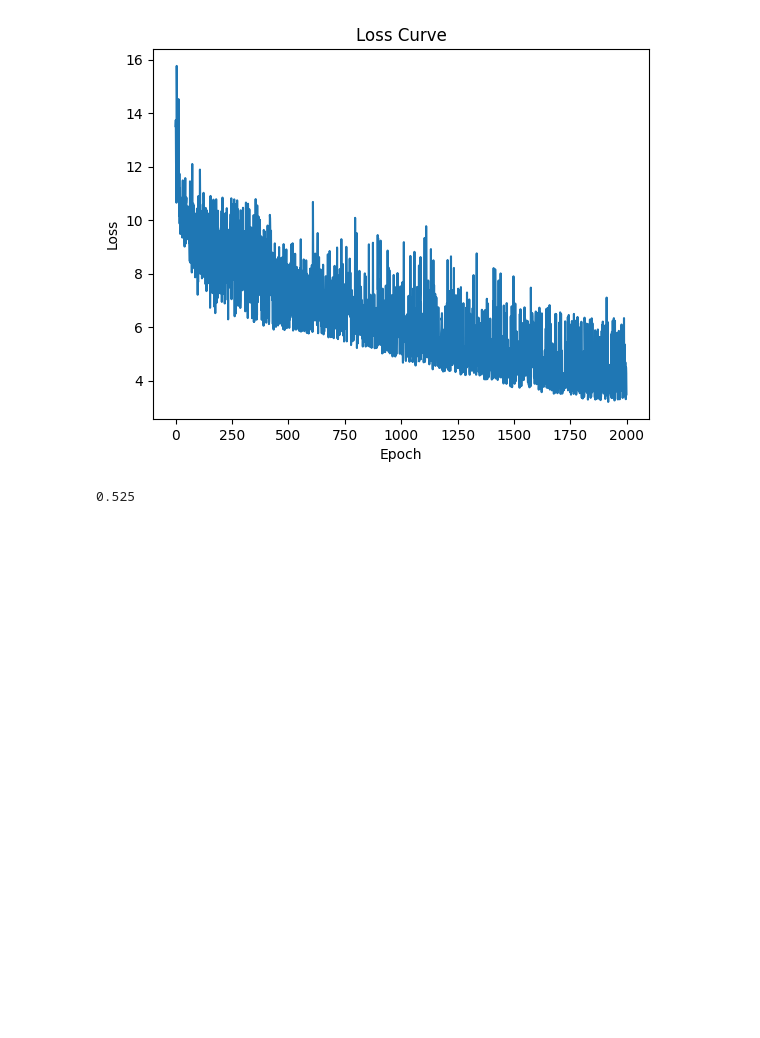
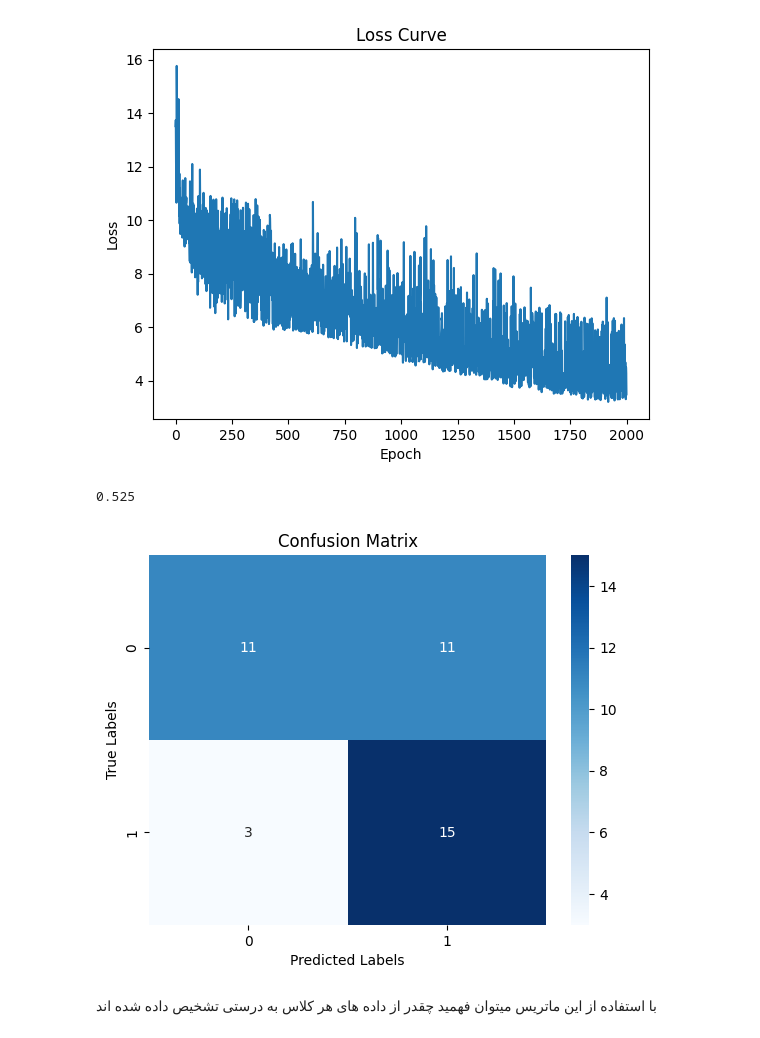
Before and after one commit to KEHSANN/UNIVERSE, a Jupyter notebook: ehsan_q3.ipynb, the cells around one changed output. Drawn from its saved outputs; the diff is of its cells as text; code cells hidden in the pictures; blank space fills up the shorter version.

```diff
--- a/ehsan_q3.ipynb
+++ b/ehsan_q3.ipynb
@@ -275,3 +277,22 @@ accuracy_sgd_clf
 # %% [output]
 [figure]
 0.525
+# %%
+# Necessary imports
+from sklearn.metrics import confusion_matrix
+import matplotlib.pyplot as plt
+import seaborn as sns
+
+# Confusion Matrix computation
+conf_mat = confusion_matrix(y_test, y_pred_log_reg)
+
+# Visualize the confusion matrix
+sns.heatmap(conf_mat, annot=True, cmap="Blues")
+plt.xlabel("Predicted Labels")
+plt.ylabel("True Labels")
+plt.title("Confusion Matrix")
+plt.show()
+# %% [output]
+[figure, added]
+# %% [markdown]
+با استفاده از این ماتریس میتوان فهمید چقدر از داده های هر کلاس به درستی تشخیص داده شده اند
```
Also changed, not shown: parts of 3 cells of this notebook.
